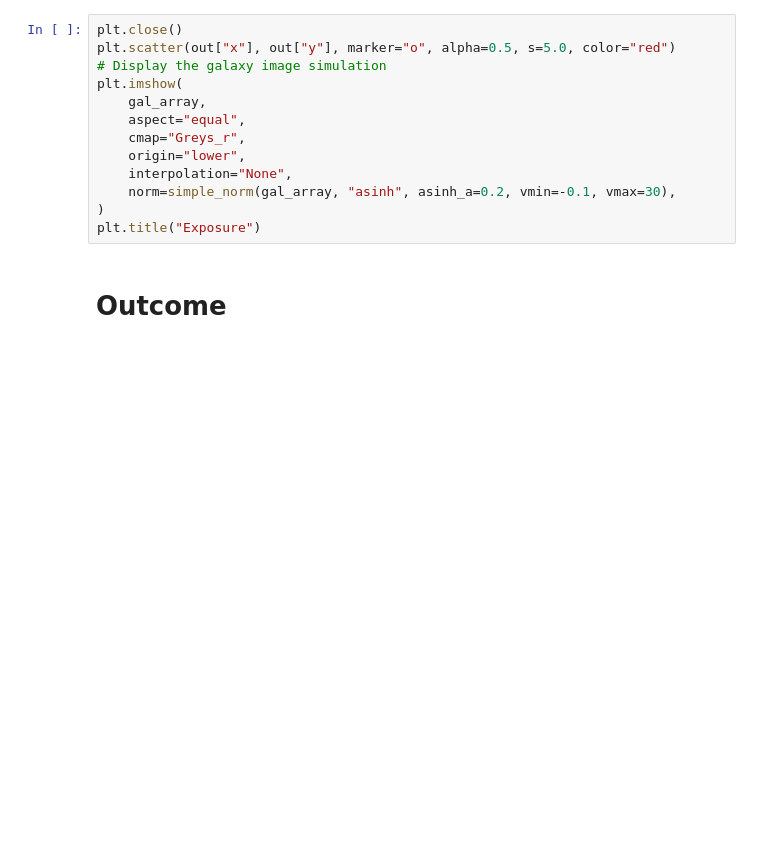
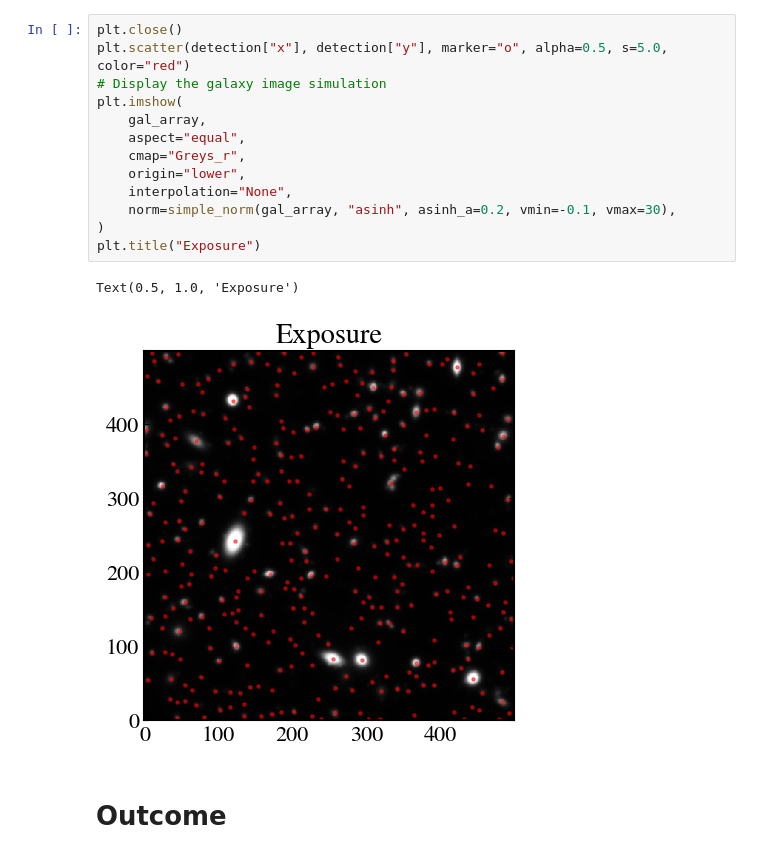
Before and after one commit to mr-superonion/AnaCal, a Jupyter notebook: examples/fpfs/blended_galaxies/example_fpfs_blended.ipynb, the cells around one changed output. Cells and saved outputs as stored; diff of their text form; blank space fills up the shorter version.

```diff
--- a/examples/fpfs/blended_galaxies/example_fpfs_blended.ipynb
+++ b/examples/fpfs/blended_galaxies/example_fpfs_blended.ipynb
@@ -71,16 +115,19 @@ out = anacal.fpfs.process_image(
 # %%
 plt.close()
-plt.scatter(out["x"], out["y"], marker="o", alpha=0.5, s=5.0, color="red")
+plt.scatter(detection["x"], detection["y"], marker="o", alpha=0.5, s=5.0, color="red")
 # Display the galaxy image simulation
 plt.imshow(
     gal_array,
     aspect="equal",
     cmap="Greys_r",
     origin="lower",
     interpolation="None",
     norm=simple_norm(gal_array, "asinh", asinh_a=0.2, vmin=-0.1, vmax=30),
 )
 plt.title("Exposure")
+# %% [output]
+Text(0.5, 1.0, 'Exposure')
+[figure, added]
 # %% [markdown]
 # Outcome
 # %%
```
Also changed, not shown: parts of 8 cells of this notebook, 5 other files.
